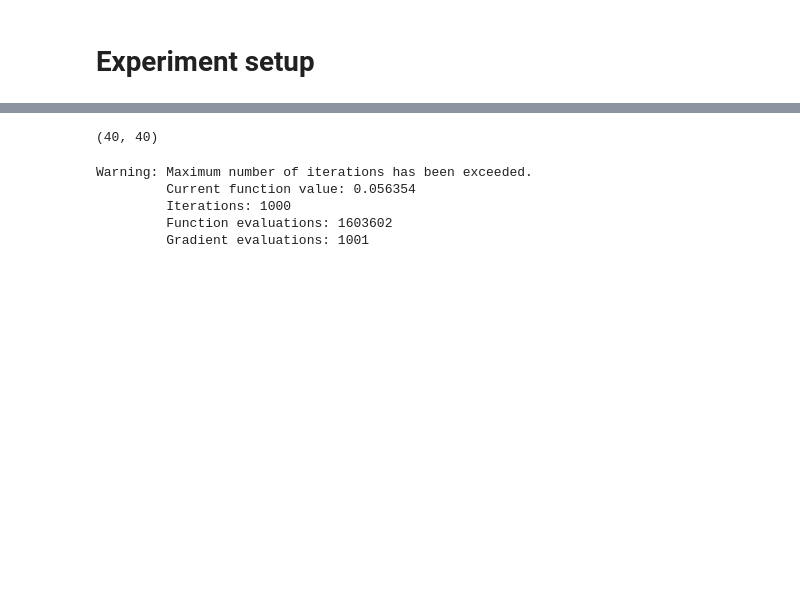
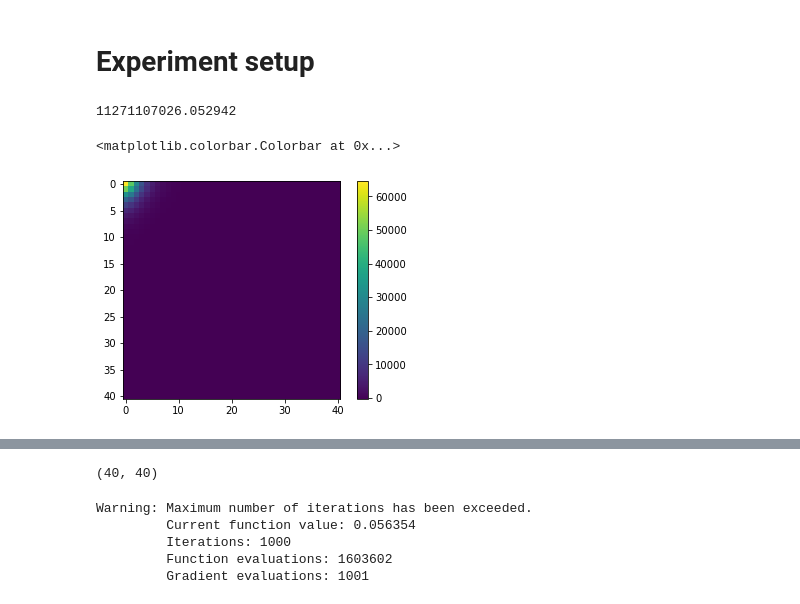
Before and after one commit to KaloshinPE/UQ_project, a Jupyter notebook: project.ipynb, the cells around one changed output, grey strips where cells are left out. Cells and saved outputs as stored; diff of their text form; code cells hidden in the pictures; blank space fills up the shorter version.

```diff
--- a/project.ipynb
+++ b/project.ipynb
@@ -12,2 +13,12 @@ The autoreload extension is already loaded. To reload it, use:
 # %% [markdown]
 # Experiment setup
+# %%
+np.linalg.norm(u - task.u, 'fro')**2
+# %% [output]
+11271107026.052942
+# %%
+plt.imshow(task.u)
+plt.colorbar()
+# %% [output]
+<matplotlib.colorbar.Colorbar at 0x...>
+[figure, added]
```
Also changed, not shown: parts of 32 cells of this notebook, 2 other files.
